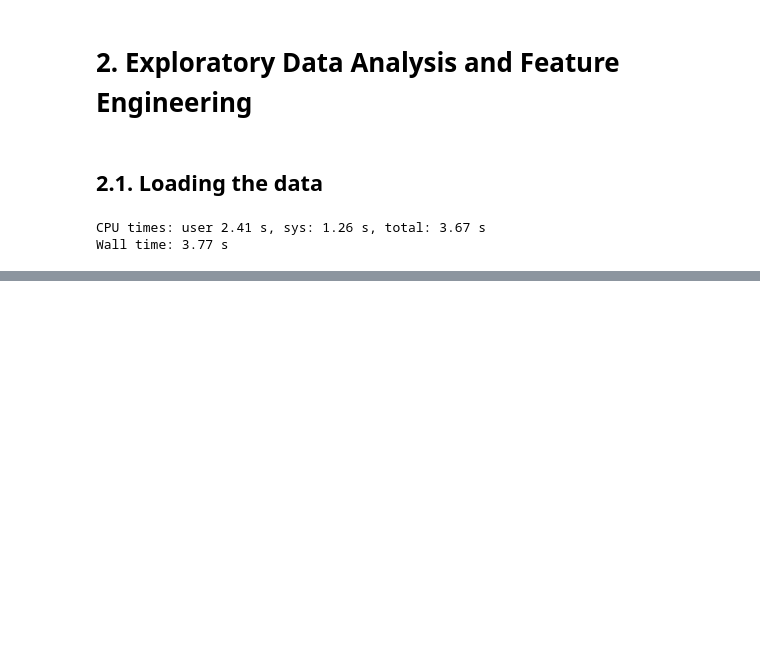
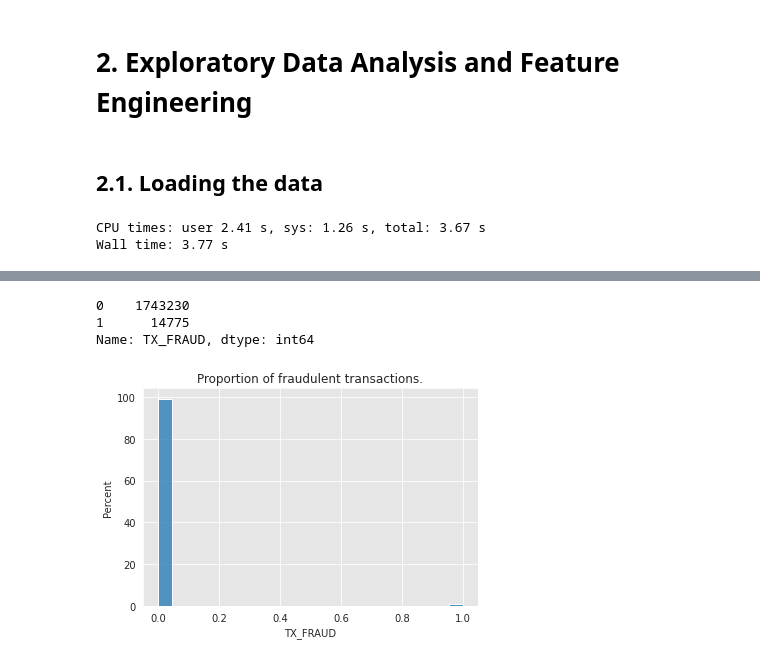
Before and after one commit to edsoncezar16/credit_card_fraud_detection, a Jupyter notebook: sh4ck.ipynb, the cells around one changed output, grey strips where cells are left out. Saved outputs shown, nothing was run; the diff lists cells and outputs as text; code cells hidden in the pictures; blank space fills up the shorter version.

Commit message:
Explore relationships in the data.

```diff
--- a/sh4ck.ipynb
+++ b/sh4ck.ipynb
@@ -8,6 +8,10 @@ from pandarallel import pandarallel # for parallel computations with pandas
 import time
 import os
 from datetime import datetime, timedelta
+%matplotlib inline
+import matplotlib.pyplot as plt
+import seaborn as sns
+sns.set_style('darkgrid', {'axes.facecolor': '0.9'})
 # %% [markdown]
 # 1. Transaction Data Simulator
 # %% [markdown]
@@ -537,0 +590,19 @@ Wall time: 3.77 s
+# %%
+# convert data to appropriate types
+transactions_df.TRANSACTION_ID = transactions_df.TRANSACTION_ID.astype(str)
+transactions_df.TX_TIME_DAYS = transactions_df.TX_TIME_DAYS.astype(int)
+transactions_df.TX_TIME_SECONDS = transactions_df.TX_TIME_SECONDS.astype(int)
+# %%
+# exploring distribution of the response variable: 'tx_fraud'
+transactions_df.TX_FRAUD.value_counts()
+# %% [output]
+0    1743230
+1      14775
+Name: TX_FRAUD, dtype: int64
+# %%
+# visualize proportion of fraudulent transactions
+ax = sns.histplot(x='TX_FRAUD', data=transactions_df, stat='percent')
+plt.title('Proportion of fraudulent transactions.')
+plt.show()
+# %% [output]
+[figure, added]
```
Also changed, not shown: parts of 12 cells of this notebook.
